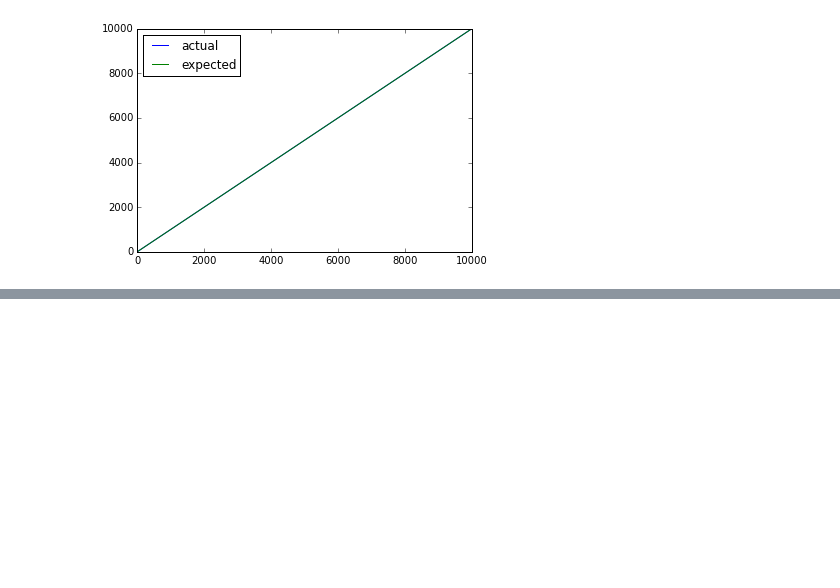
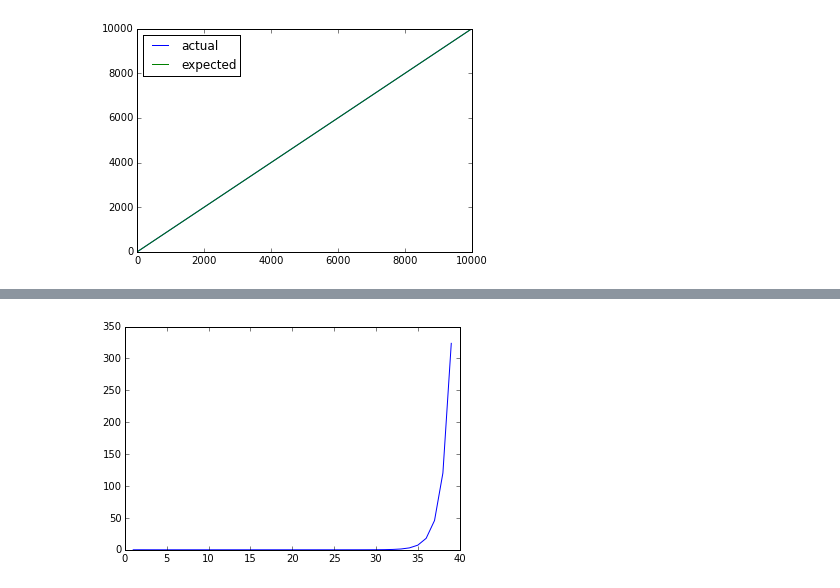
Before and after one commit to john-von-seneca/ml-and-what-not, a Jupyter notebook: all-of-statistics/3-expectation.ipynb, the cells around one changed output, grey strips where cells are left out. Drawn from its saved outputs; the diff is of its cells as text; code cells hidden in the pictures; blank space fills up the shorter version.

```diff
--- a/all-of-statistics/3-expectation.ipynb
+++ b/all-of-statistics/3-expectation.ipynb
@@ -746,0 +772,16 @@ plt.show()
+# %%
+def show_exp_y_1(n, d):
+    numtr = d*(d**(d+1) - 1)
+    dentr = (d+1) * (n**(d-1))
+    return numtr*1.0/dentr
+
+def show_exp_y_2(n, d):
+    factor1 = d*1.0/(n**(d-1))
+    series1 = [y**d for y in range(1,d)]
+    return factor1 * sum(series1)
+n=40
+d=range(1,n)
+plt.plot(d, [show_exp_y_2(n, dd) for dd in d])
+plt.show()
+# %% [output]
+[figure, added]
```
Also changed, not shown: parts of 9 cells of this notebook, 1 other file.
